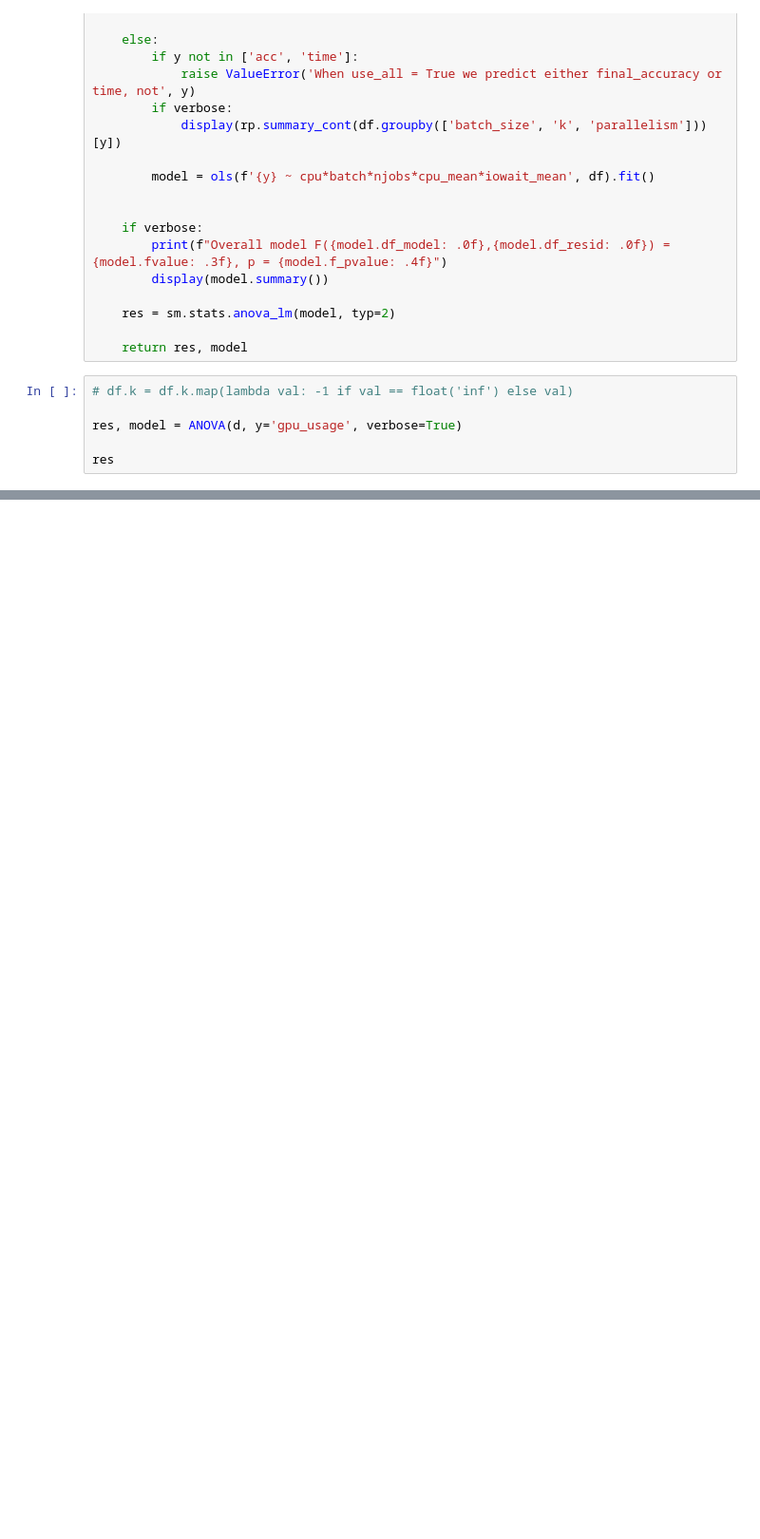
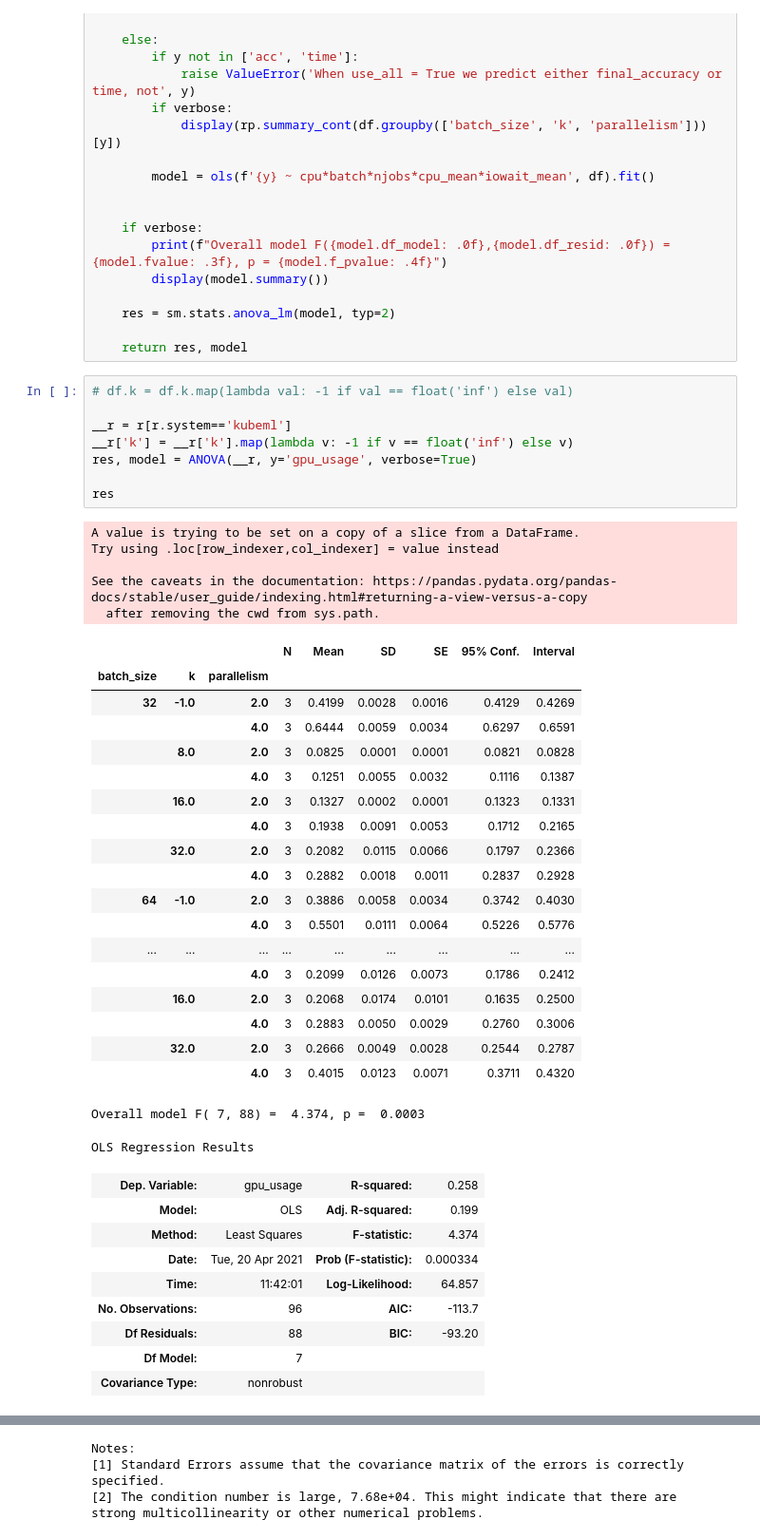
Before and after one commit to DiegoStock12/kubeml, a Jupyter notebook: ml/experiments/insights.ipynb, the cells around one changed output, grey strips where cells are left out. Shown at 95% size. Cells and saved outputs as stored; diff of their text form; blank space fills up the shorter version.

```diff
--- a/ml/experiments/insights.ipynb
+++ b/ml/experiments/insights.ipynb
@@ -825,6 +825,43 @@ def ANOVA(df: pd.DataFrame, y: str, use_all = False,verbose=False):
 # %%
 # df.k = df.k.map(lambda val: -1 if val == float('inf') else val)
 
-res, model = ANOVA(d, y='gpu_usage', verbose=True)
+__r = r[r.system=='kubeml']
+__r['k'] = __r['k'].map(lambda v: -1 if v == float('inf') else v)
+res, model = ANOVA(__r, y='gpu_usage', verbose=True)
 
 res
+# %% [output]
+A value is trying to be set on a copy of a slice from a DataFrame.
+Try using .loc[row_indexer,col_indexer] = value instead
+
+See the caveats in the documentation: https://pandas.pydata.org/pandas-docs/stable/user_guide/indexing.html#returning-a-view-versus-a-copy
+  after removing the cwd from sys.path.
+|  |  |  | N | Mean | SD | SE | 95% Conf. | Interval |
+| batch_size | k | parallelism |  |  |  |  |  |  |
+| 32 | -1.0 | 2.0 | 3 | 0.4199 | 0.0028 | 0.0016 | 0.4129 | 0.4269 |
+|  |  | 4.0 | 3 | 0.6444 | 0.0059 | 0.0034 | 0.6297 | 0.6591 |
+|  | 8.0 | 2.0 | 3 | 0.0825 | 0.0001 | 0.0001 | 0.0821 | 0.0828 |
+|  |  | 4.0 | 3 | 0.1251 | 0.0055 | 0.0032 | 0.1116 | 0.1387 |
+|  | 16.0 | 2.0 | 3 | 0.1327 | 0.0002 | 0.0001 | 0.1323 | 0.1331 |
+|  |  | 4.0 | 3 | 0.1938 | 0.0091 | 0.0053 | 0.1712 | 0.2165 |
+|  | 32.0 | 2.0 | 3 | 0.2082 | 0.0115 | 0.0066 | 0.1797 | 0.2366 |
+|  |  | 4.0 | 3 | 0.2882 | 0.0018 | 0.0011 | 0.2837 | 0.2928 |
+| 64 | -1.0 | 2.0 | 3 | 0.3886 | 0.0058 | 0.0034 | 0.3742 | 0.4030 |
+|  |  | 4.0 | 3 | 0.5501 | 0.0111 | 0.0064 | 0.5226 | 0.5776 |
+| ... | ... | ... | ... | ... | ... | ... | ... | ... |
+|  |  | 4.0 | 3 | 0.2099 | 0.0126 | 0.0073 | 0.1786 | 0.2412 |
+|  | 16.0 | 2.0 | 3 | 0.2068 | 0.0174 | 0.0101 | 0.1635 | 0.2500 |
+|  |  | 4.0 | 3 | 0.2883 | 0.0050 | 0.0029 | 0.2760 | 0.3006 |
+|  | 32.0 | 2.0 | 3 | 0.2666 | 0.0049 | 0.0028 | 0.2544 | 0.2787 |
+|  |  | 4.0 | 3 | 0.4015 | 0.0123 | 0.0071 | 0.3711 | 0.4320 |
+Overall model F( 7, 88) =  4.374, p =  0.0003
+OLS Regression Results
+| Dep. Variable: | gpu_usage | R-squared: | 0.258 |
+| Model: | OLS | Adj. R-squared: | 0.199 |
+| Method: | Least Squares | F-statistic: | 4.374 |
+| Date: | Tue, 20 Apr 2021 | Prob (F-statistic): | 0.000334 |
+| Time: | 11:42:01 | Log-Likelihood: | 64.857 |
+| No. Observations: | 96 | AIC: | -113.7 |
+| Df Residuals: | 88 | BIC: | -93.20 |
+| Df Model: | 7 |  |  |
+| Covariance Type: | nonrobust |  |  |
@@ -830,0 +881,4 @@ res
+Notes:
+[1] Standard Errors assume that the covariance matrix of the errors is correctly specified.
+[2] The condition number is large, 7.68e+04. This might indicate that there are
+strong multicollinearity or other numerical problems.
```
Also changed, not shown: parts of 2 cells of this notebook, 5 other files.
